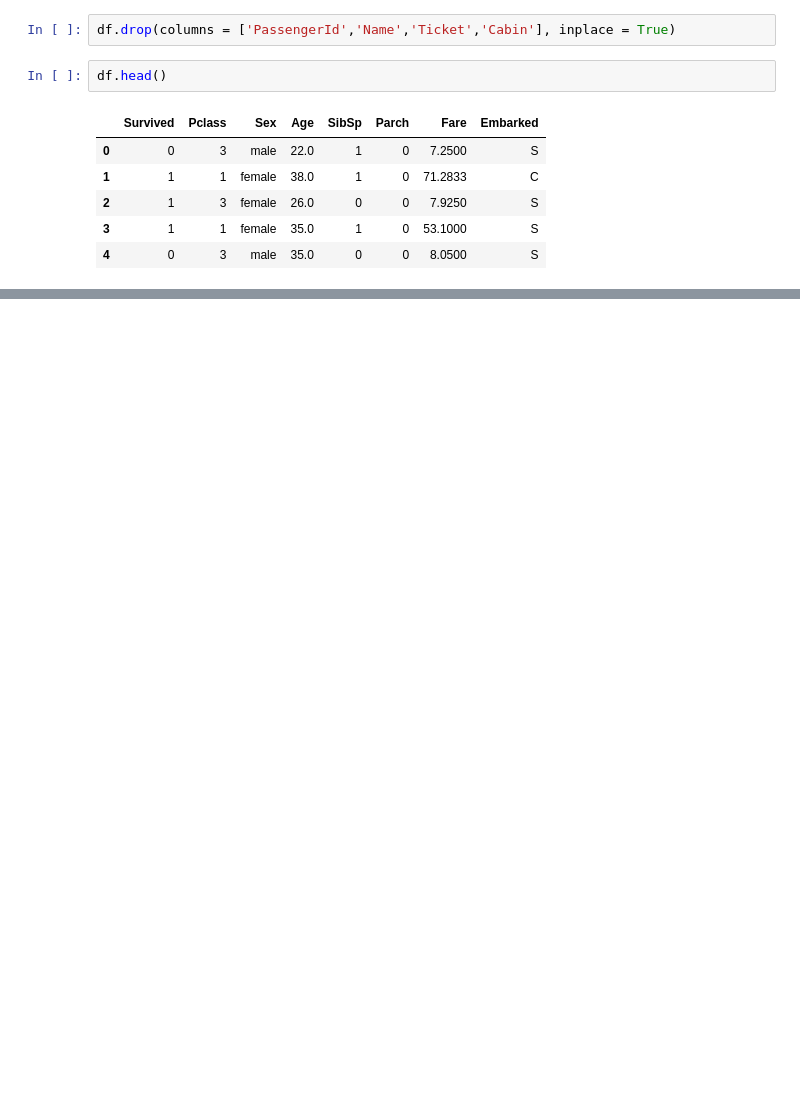
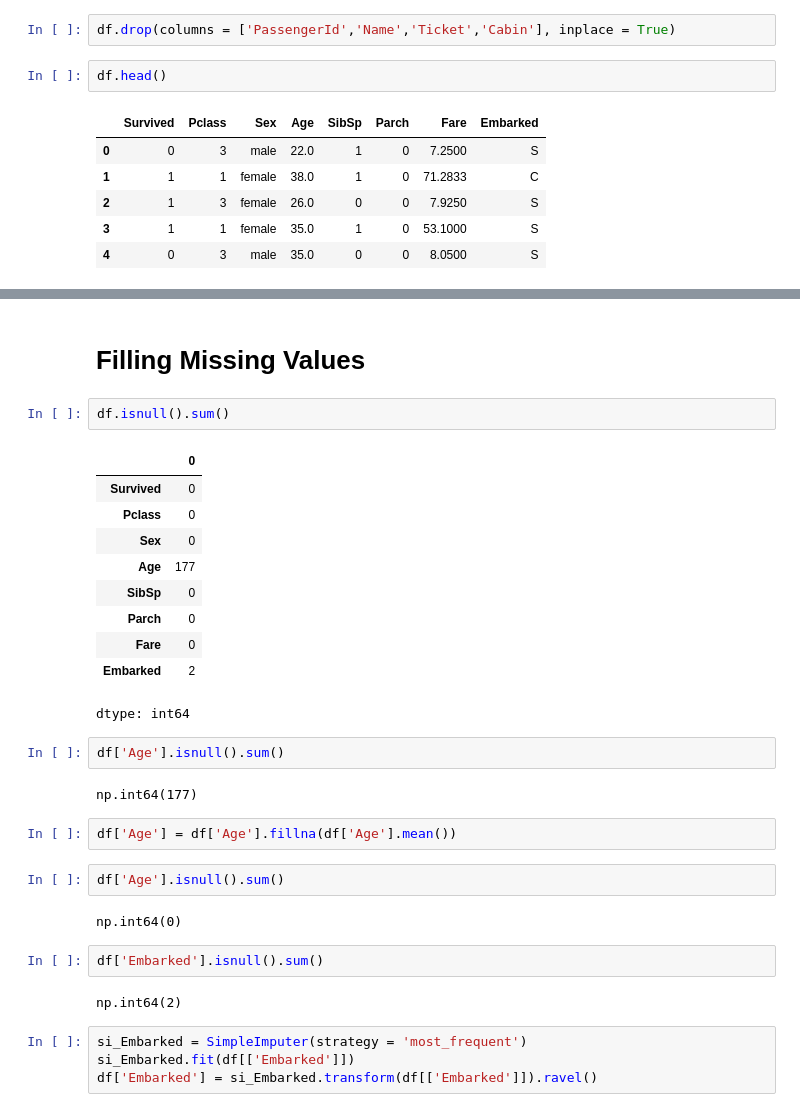
Before and after one commit to Jeetpatel-20/Machine-Learning, a Jupyter notebook: titanic_without_pipeline.ipynb, the cells around one changed output, grey strips where cells are left out. Cells and saved outputs as stored; diff of their text form; blank space fills up the shorter version.

```diff
--- a/titanic_without_pipeline.ipynb
+++ b/titanic_without_pipeline.ipynb
@@ -32,0 +67,33 @@ df.head()
+# %% [markdown]
+# Filling Missing Values
+# %%
+df.isnull().sum()
+# %% [output]
+|  | 0 |
+| Survived | 0 |
+| Pclass | 0 |
+| Sex | 0 |
+| Age | 177 |
+| SibSp | 0 |
+| Parch | 0 |
+| Fare | 0 |
+| Embarked | 2 |
+dtype: int64
+# %%
+df['Age'].isnull().sum()
+# %% [output]
+np.int64(177)
+# %%
+df['Age'] = df['Age'].fillna(df['Age'].mean())
+# %%
+df['Age'].isnull().sum()
+# %% [output]
+np.int64(0)
+# %%
+df['Embarked'].isnull().sum()
+# %% [output]
+np.int64(2)
+# %%
+si_Embarked = SimpleImputer(strategy = 'most_frequent')
+si_Embarked.fit(df[['Embarked']])
+df['Embarked'] = si_Embarked.transform(df[['Embarked']]).ravel()
```
Also changed, not shown: parts of 19 cells of this notebook.
